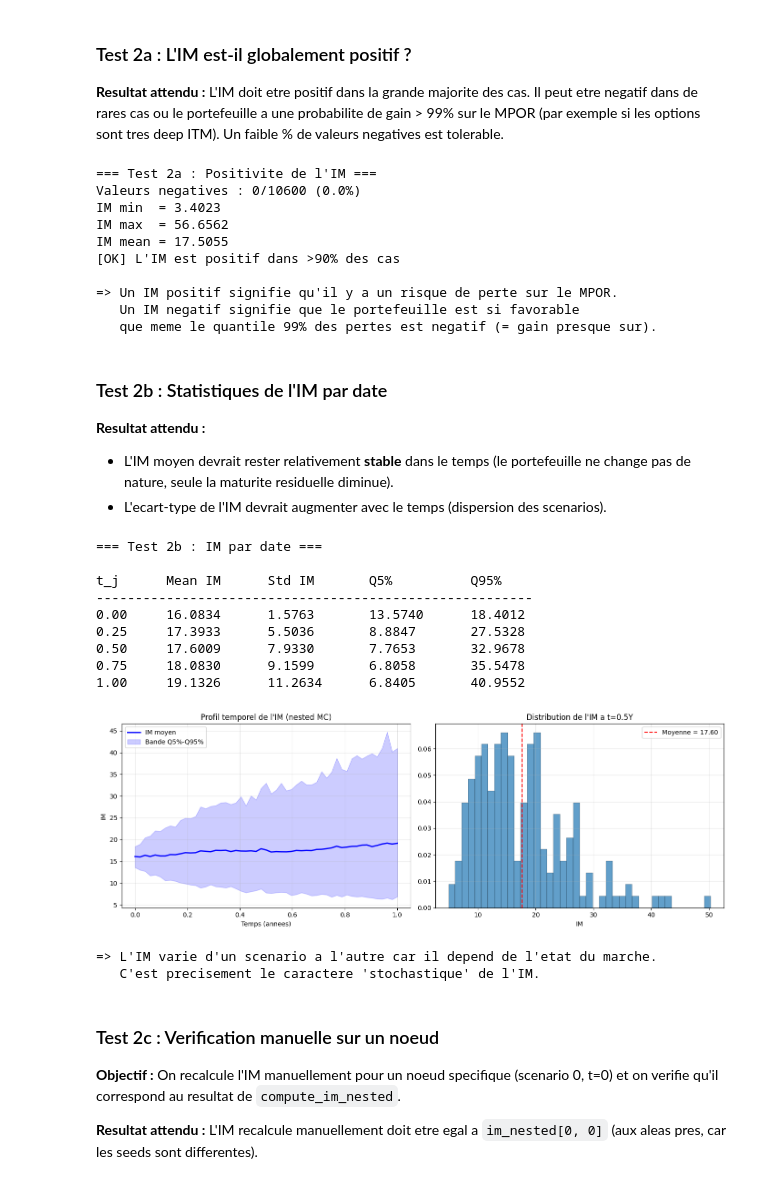
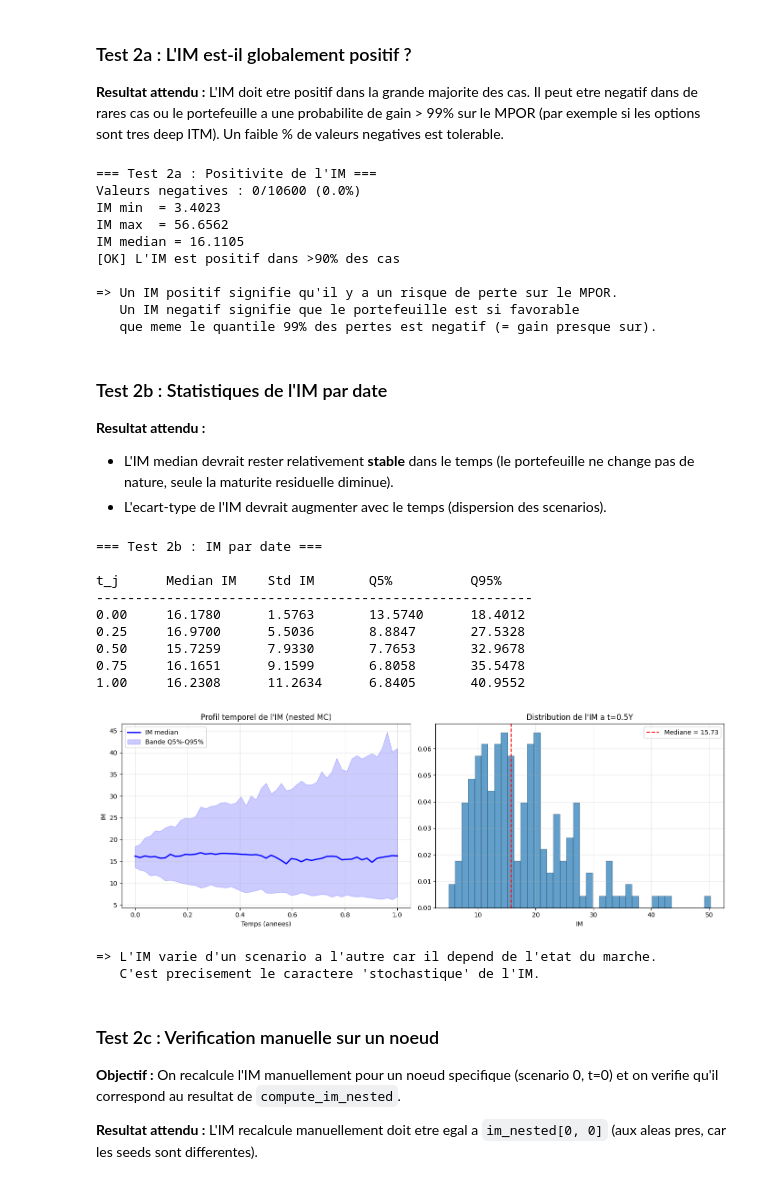
Before and after one commit to tsg1306/Initial_Margin_Calculation, a Jupyter notebook: notebooks/02_test_phase2.ipynb, the cells around one changed output. Cells and saved outputs as stored; diff of their text form; code cells hidden in the pictures.

```diff
--- a/notebooks/02_test_phase2.ipynb
+++ b/notebooks/02_test_phase2.ipynb
@@ -83,7 +83,7 @@ pct_negative = 100 * n_negative / n_total
 print(f"Valeurs negatives : {n_negative}/{n_total} ({pct_negative:.1f}%)")
 print(f"IM min  = {np.min(im_nested):.4f}")
 print(f"IM max  = {np.max(im_nested):.4f}")
-print(f"IM mean = {np.mean(im_nested):.4f}")
+print(f"IM median = {np.median(im_nested):.4f}")
 
 if pct_negative < 10:
     print("[OK] L'IM est positif dans >90% des cas")
@@ -98,7 +98,7 @@ print("   que meme le quantile 99% des pertes est negatif (= gain presque sur)."
 Valeurs negatives : 0/10600 (0.0%)
 IM min  = 3.4023
 IM max  = 56.6562
-IM mean = 17.5055
+IM median = 16.1105
 [OK] L'IM est positif dans >90% des cas
 
 => Un IM positif signifie qu'il y a un risque de perte sur le MPOR.
@@ -108,57 +108,57 @@ IM mean = 17.5055
 ### Test 2b : Statistiques de l'IM par date
 
 **Resultat attendu :**
-- L'IM moyen devrait rester relativement **stable** dans le temps (le portefeuille ne change pas de nature, seule la maturite residuelle diminue).
+- L'IM median devrait rester relativement **stable** dans le temps (le portefeuille ne change pas de nature, seule la maturite residuelle diminue).
 - L'ecart-type de l'IM devrait augmenter avec le temps (dispersion des scenarios).
 # %%
 print("=== Test 2b : IM par date ===")
-im_mean_t = np.mean(im_nested, axis=0)
+im_median_t = np.median(im_nested, axis=0)
 im_std_t = np.std(im_nested, axis=0)
 im_q05_t = np.quantile(im_nested, 0.05, axis=0)
 im_q95_t = np.quantile(im_nested, 0.95, axis=0)
 
-print(f"\n{'t_j':<8} {'Mean IM':<12} {'Std IM':<12} {'Q5%':<12} {'Q95%':<12}")
+print(f"\n{'t_j':<8} {'Median IM':<12} {'Std IM':<12} {'Q5%':<12} {'Q95%':<12}")
 print("-" * 56)
 for idx in [0, 13, 26, 39, 52]:
-    print(f"{TIME_GRID[idx]:<8.2f} {im_mean_t[idx]:<12.4f} {im_std_t[idx]:<12.4f} {im_q05_t[idx]:<12.4f} {im_q95_t[idx]:<12.4f}")
+    print(f"{TIME_GRID[idx]:<8.2f} {im_median_t[idx]:<12.4f} {im_std_t[idx]:<12.4f} {im_q05_t[idx]:<12.4f} {im_q95_t[idx]:<12.4f}")
 # %% [output]
 === Test 2b : IM par date ===
 
-t_j      Mean IM      Std IM       Q5%          Q95%
+t_j      Median IM    Std IM       Q5%          Q95%
 --------------------------------------------------------
-0.00     16.0834      1.5763       13.5740      18.4012
-0.25     17.3933      5.5036       8.8847       27.5328
-0.50     17.6009      7.9330       7.7653       32.9678
-0.75     18.0830      9.1599       6.8058       35.5478
-1.00     19.1326      11.2634      6.8405       40.9552
+0.00     16.1780      1.5763       13.5740      18.4012
+0.25     16.9700      5.5036       8.8847       27.5328
+0.50     15.7259      7.9330       7.7653       32.9678
+0.75     16.1651      9.1599       6.8058       35.5478
+1.00     16.2308      11.2634      6.8405       40.9552
 # %%
 # --- Graphique : profil temporel de l'IM ---
 fig, (ax1, ax2) = plt.subplots(1, 2, figsize=(14, 5))
 
-# Profil moyen avec bandes de confiance
-ax1.plot(TIME_GRID, im_mean_t, 'b-', linewidth=2, label='IM moyen')
+# Profil median avec bandes de confiance
+ax1.plot(TIME_GRID, im_median_t, 'b-', linewidth=2, label='IM median')
 ax1.fill_between(TIME_GRID, im_q05_t, im_q95_t, alpha=0.2, color='blue', label='Bande Q5%-Q95%')
 ax1.set_xlabel('Temps (annees)')
 ax1.set_ylabel('IM')
 ax1.set_title('Profil temporel de l\'IM (nested MC)')
 ax1.legend()
 ax1.grid(True, alpha=0.3)
 
 # Distribution de l'IM a t=0.5Y
 ax2.hist(im_nested[:, 26], bins=40, density=True, alpha=0.7, edgecolor='black', linewidth=0.3)
-ax2.axvline(np.mean(im_nested[:, 26]), color='red', linestyle='--', linewidth=1.5, label=f'Moyenne = {np.mean(im_nested[:,26]):.2f}')
+ax2.axvline(np.median(im_nested[:, 26]), color='red', linestyle='--', linewidth=1.5, label=f'Mediane = {np.median(im_nested[:,26]):.2f}')
 ax2.set_xlabel('IM')
 ax2.set_title('Distribution de l\'IM a t=0.5Y')
 ax2.legend()
 ax2.grid(True, alpha=0.3)
 
 plt.tight_layout()
 plt.show()
 
 print("=> L'IM varie d'un scenario a l'autre car il depend de l'etat du marche.")
 print("   C'est precisement le caractere 'stochastique' de l'IM.")
 # %% [output]
-[figure, old version]
+[figure, new version]
 => L'IM varie d'un scenario a l'autre car il depend de l'etat du marche.
    C'est precisement le caractere 'stochastique' de l'IM.
 # %% [markdown]
```
Also changed, not shown: parts of 8 cells of this notebook, 11 other files.
